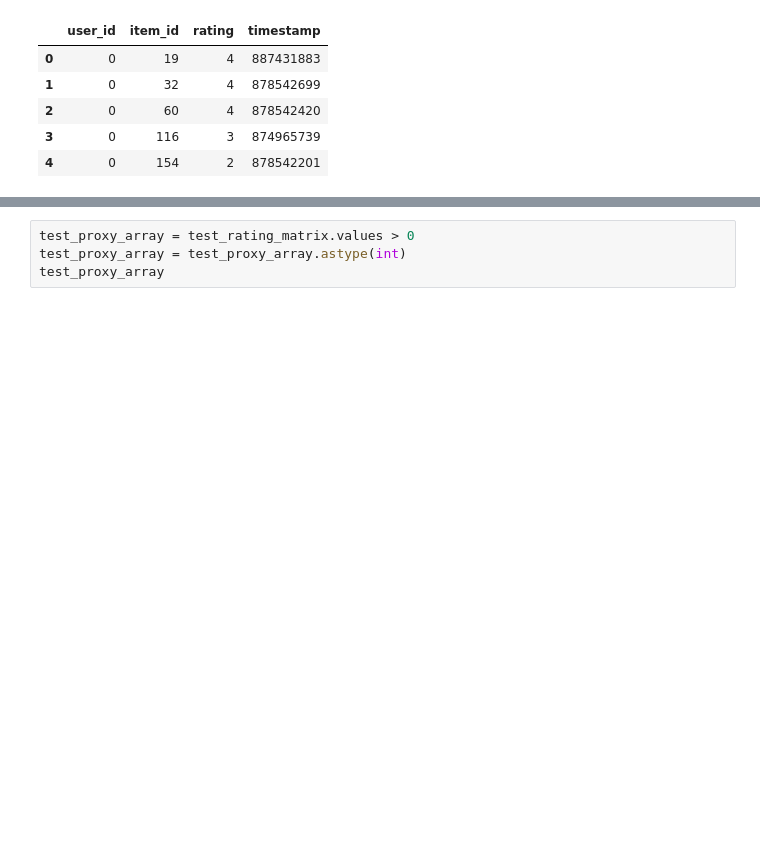
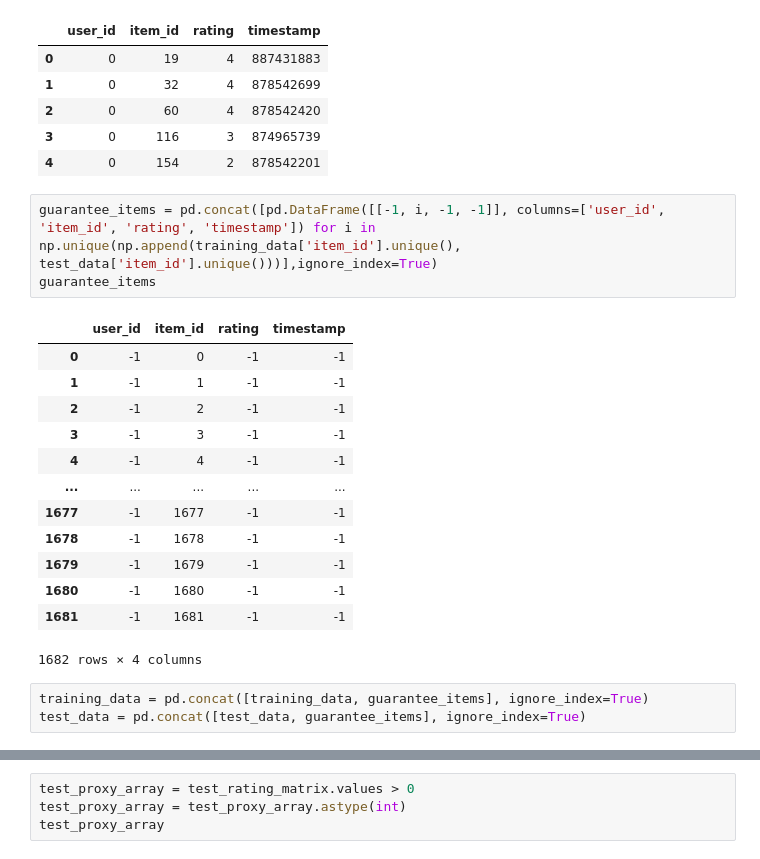
Before and after one commit to sebzhao/proxy-objective-recsys, a Jupyter notebook: movielens.ipynb, the cells around one changed output, grey strips where cells are left out. Saved outputs shown, nothing was run; the diff lists cells and outputs as text; blank space fills up the shorter version.

```diff
--- a/movielens.ipynb
+++ b/movielens.ipynb
@@ -45,6 +45,26 @@ test_data.head()
 | 2 | 0 | 60 | 4 | 878542420 |
 | 3 | 0 | 116 | 3 | 874965739 |
 | 4 | 0 | 154 | 2 | 878542201 |
+# %%
+guarantee_items = pd.concat([pd.DataFrame([[-1, i, -1, -1]], columns=['user_id', 'item_id', 'rating', 'timestamp']) for i in np.unique(np.append(training_data['item_id'].unique(), test_data['item_id'].unique()))],ignore_index=True)
+guarantee_items
+# %% [output]
+|  | user_id | item_id | rating | timestamp |
+| 0 | -1 | 0 | -1 | -1 |
+| 1 | -1 | 1 | -1 | -1 |
+| 2 | -1 | 2 | -1 | -1 |
+| 3 | -1 | 3 | -1 | -1 |
+| 4 | -1 | 4 | -1 | -1 |
+| ... | ... | ... | ... | ... |
+| 1677 | -1 | 1677 | -1 | -1 |
+| 1678 | -1 | 1678 | -1 | -1 |
+| 1679 | -1 | 1679 | -1 | -1 |
+| 1680 | -1 | 1680 | -1 | -1 |
+| 1681 | -1 | 1681 | -1 | -1 |
+1682 rows × 4 columns
+# %%
+training_data = pd.concat([training_data, guarantee_items], ignore_index=True)
+test_data = pd.concat([test_data, guarantee_items], ignore_index=True)
 # %%
 test_rating_matrix = pd.pivot_table(test_data, index='user_id', columns='item_id', values='rating', fill_value=0)
 test_rating_matrix.head()
```
Also changed, not shown: parts of 7 cells of this notebook, 1 other file.
